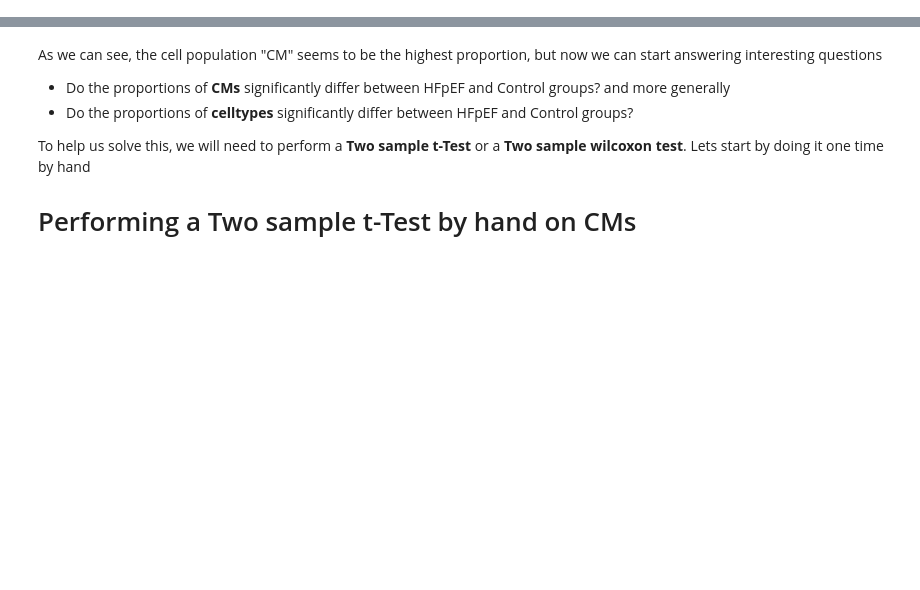
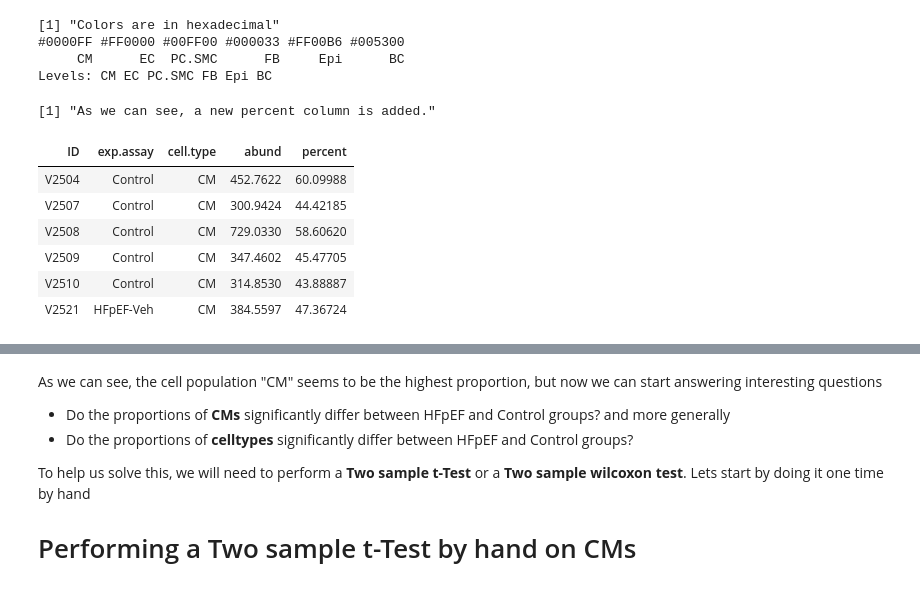
Before and after one commit to Matthew1309/Intuitions, a Jupyter notebook: Linear_regression/t-Test/t-Test.ipynb, the cells around one changed output, grey strips where cells are left out. Saved outputs shown, nothing was run; the diff lists cells and outputs as text; code cells hidden in the pictures; blank space fills up the shorter version.

```diff
--- a/Linear_regression/t-Test/t-Test.ipynb
+++ b/Linear_regression/t-Test/t-Test.ipynb
@@ -457,0 +136,31 @@ ggsave("Peng_bulk_deconv_meta.png",plot = plot.cibersort,
+# %%
+# We define a color palette, in this case
+# I like glasbey.
+palette.ciber <- unique(data.ciber$cell.type)
+names(palette.ciber) <- glasbey(length(unique(data.ciber$cell.type)))
+
+print("Colors are in hexadecimal")
+print(palette.ciber)
+# %% [output]
+[1] "Colors are in hexadecimal"
+#0000FF #FF0000 #00FF00 #000033 #FF00B6 #005300
+     CM      EC  PC.SMC      FB     Epi      BC
+Levels: CM EC PC.SMC FB Epi BC
+# %%
+# We need one last bit of data formatting. The absolute number
+# Cibersortx by default gives us isn't super useful. A percentage
+# would be much more useful. Here we calculate it, and add it to
+# our dataframe.
+data.ciber <- data.ciber %>% dplyr::group_by(Mixture) %>% dplyr::mutate(percent = prop.table(abund) * 100) %>% ungroup()
+
+print("As we can see, a new percent column is added.")
+head(data.ciber[,c("ID", "exp.assay", "cell.type", "abund", "percent")])
+# %% [output]
+[1] "As we can see, a new percent column is added."
+| ID | exp.assay | cell.type | abund | percent |
+| V2504 | Control | CM | 452.7622 | 60.09988 |
+| V2507 | Control | CM | 300.9424 | 44.42185 |
+| V2508 | Control | CM | 729.0330 | 58.60620 |
+| V2509 | Control | CM | 347.4602 | 45.47705 |
+| V2510 | Control | CM | 314.8530 | 43.88887 |
+| V2521 | HFpEF-Veh | CM | 384.5597 | 47.36724 |
```
Also changed, not shown: parts of 17 cells of this notebook, 1 other file.
